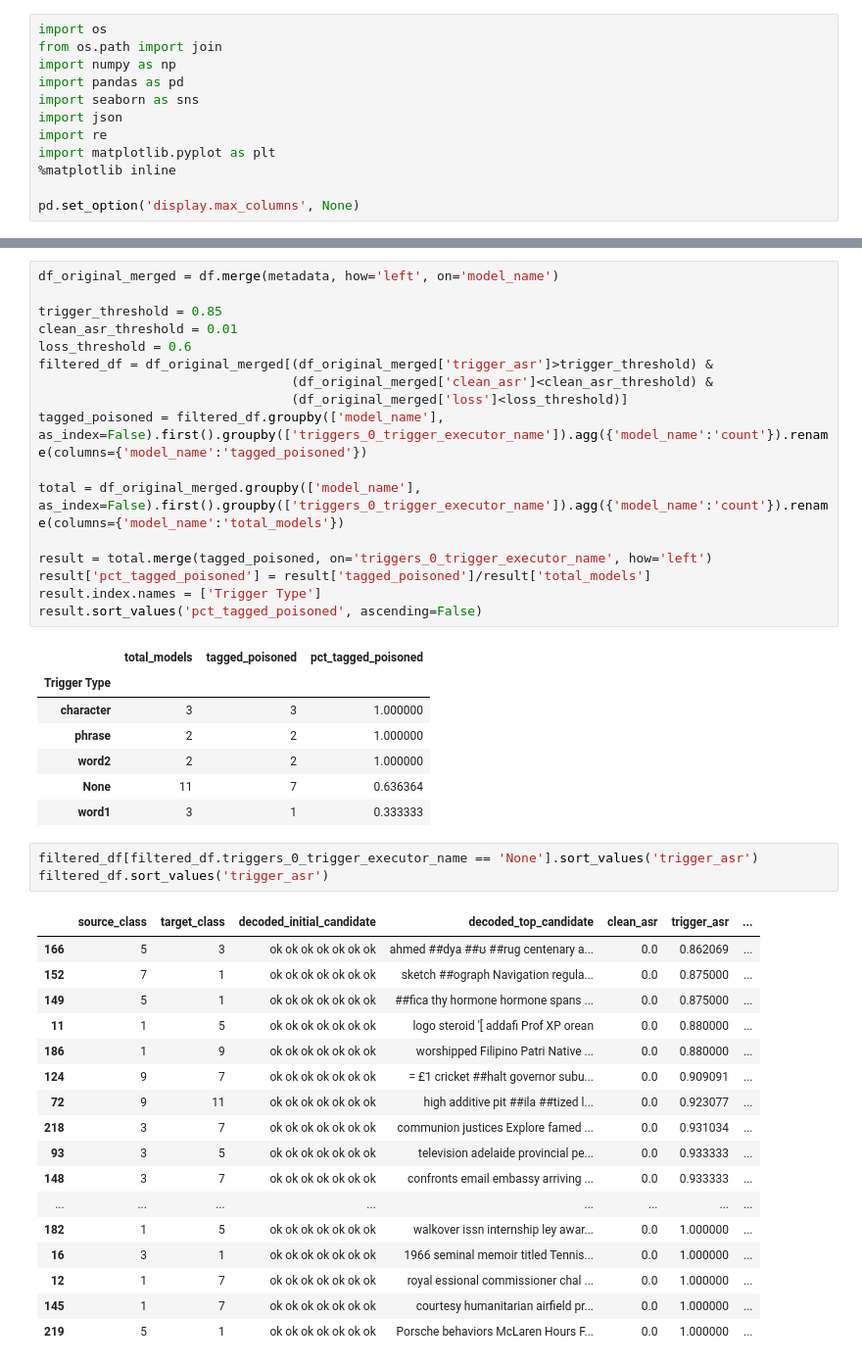
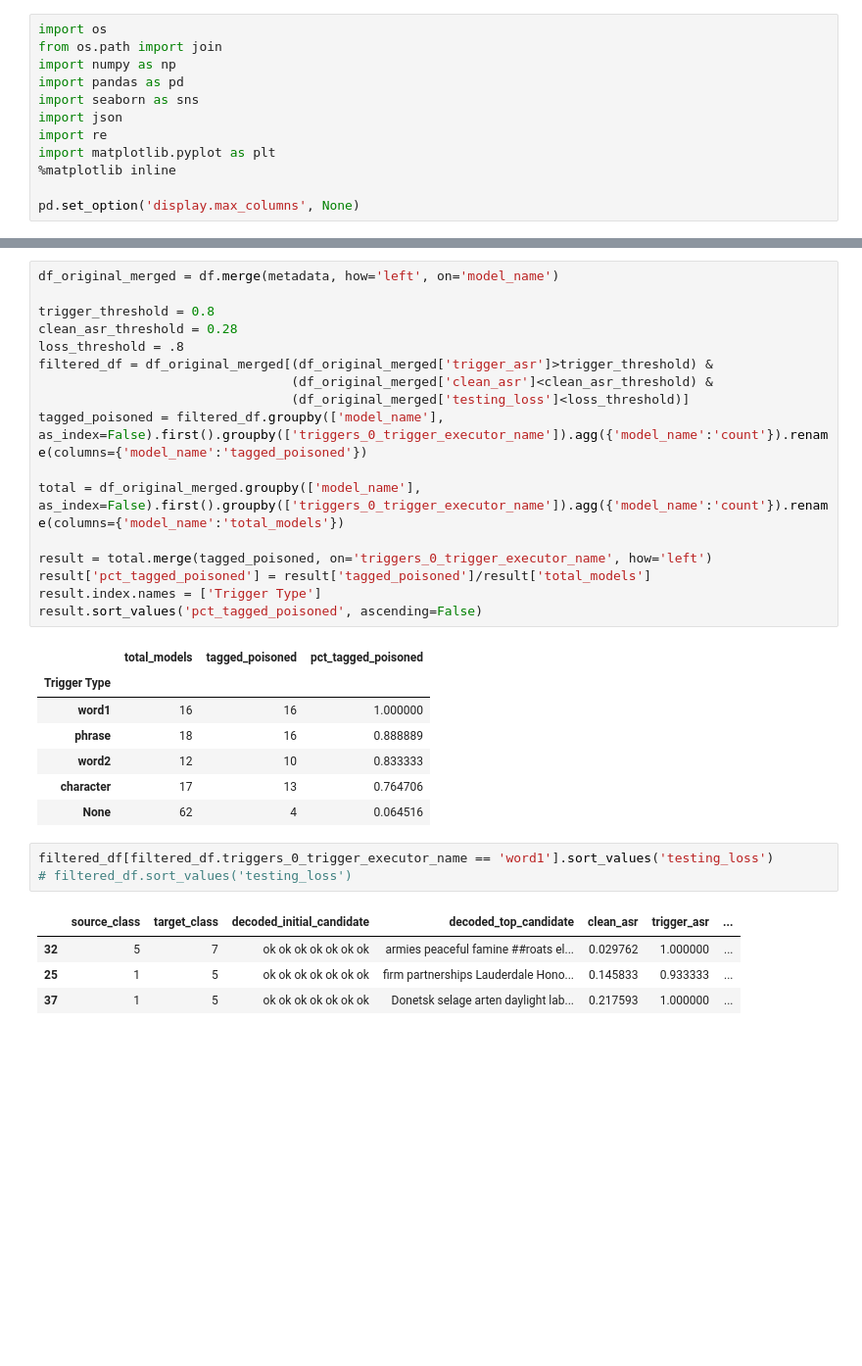
Before and after one commit to utrerf/TrojAI, a Jupyter notebook: NLP/round7/results_plots.ipynb, the cells around one changed output, grey strips where cells are left out. Shown: that part at 98% size. Drawn from its saved outputs; the diff is of its cells as text; blank space fills up the shorter version.

```diff
--- a/NLP/round7/results_plots.ipynb
+++ b/NLP/round7/results_plots.ipynb
@@ -117,12 +137,12 @@ plt.savefig('trigger_inversion_two_tokens.jpg', dpi=2000)
 # %%
 df_original_merged = df.merge(metadata, how='left', on='model_name')
 
-trigger_threshold = 0.85
-clean_asr_threshold = 0.01
-loss_threshold = 0.6
+trigger_threshold = 0.8
+clean_asr_threshold = 0.28
+loss_threshold = .8
 filtered_df = df_original_merged[(df_original_merged['trigger_asr']>trigger_threshold) &
                                  (df_original_merged['clean_asr']<clean_asr_threshold) &
-                                 (df_original_merged['loss']<loss_threshold)]
+                                 (df_original_merged['testing_loss']<loss_threshold)]
 tagged_poisoned = filtered_df.groupby(['model_name'], as_index=False).first().groupby(['triggers_0_trigger_executor_name']).agg({'model_name':'count'}).rename(columns={'model_name':'tagged_poisoned'})
 
 total = df_original_merged.groupby(['model_name'], as_index=False).first().groupby(['triggers_0_trigger_executor_name']).agg({'model_name':'count'}).rename(columns={'model_name':'total_models'})
@@ -134,29 +154,16 @@ result.sort_values('pct_tagged_poisoned', ascending=False)
 # %% [output]
 |  | total_models | tagged_poisoned | pct_tagged_poisoned |
 | Trigger Type |  |  |  |
-| character | 3 | 3 | 1.000000 |
-| phrase | 2 | 2 | 1.000000 |
-| word2 | 2 | 2 | 1.000000 |
-| None | 11 | 7 | 0.636364 |
-| word1 | 3 | 1 | 0.333333 |
+| word1 | 16 | 16 | 1.000000 |
+| phrase | 18 | 16 | 0.888889 |
+| word2 | 12 | 10 | 0.833333 |
+| character | 17 | 13 | 0.764706 |
+| None | 62 | 4 | 0.064516 |
 # %%
-filtered_df[filtered_df.triggers_0_trigger_executor_name == 'None'].sort_values('trigger_asr')
-filtered_df.sort_values('trigger_asr')
+filtered_df[filtered_df.triggers_0_trigger_executor_name == 'word1'].sort_values('testing_loss')
+# filtered_df.sort_values('testing_loss')
 # %% [output]
 |  | source_class | target_class | decoded_initial_candidate | decoded_top_candidate | clean_asr | trigger_asr | ... |
-| 166 | 5 | 3 | ok ok ok ok ok ok ok | ahmed ##dya ##ʊ ##rug centenary a... | 0.0 | 0.862069 | ... |
-| 152 | 7 | 1 | ok ok ok ok ok ok ok | sketch ##ograph Navigation regula... | 0.0 | 0.875000 | ... |
-| 149 | 5 | 1 | ok ok ok ok ok ok ok | ##fica thy hormone hormone spans ... | 0.0 | 0.875000 | ... |
-| 11 | 1 | 5 | ok ok ok ok ok ok ok | logo steroid '[ addafi Prof XP orean | 0.0 | 0.880000 | ... |
-| 186 | 1 | 9 | ok ok ok ok ok ok ok | worshipped Filipino Patri Native ... | 0.0 | 0.880000 | ... |
-| 124 | 9 | 7 | ok ok ok ok ok ok ok | = £1 cricket ##halt governor subu... | 0.0 | 0.909091 | ... |
-| 72 | 9 | 11 | ok ok ok ok ok ok ok | high additive pit ##ila ##tized l... | 0.0 | 0.923077 | ... |
-| 218 | 3 | 7 | ok ok ok ok ok ok ok | communion justices Explore famed ... | 0.0 | 0.931034 | ... |
-| 93 | 3 | 5 | ok ok ok ok ok ok ok | television adelaide provincial pe... | 0.0 | 0.933333 | ... |
-| 148 | 3 | 7 | ok ok ok ok ok ok ok | confronts email embassy arriving ... | 0.0 | 0.933333 | ... |
-| ... | ... | ... | ... | ... | ... | ... | ... |
-| 182 | 1 | 5 | ok ok ok ok ok ok ok | walkover issn internship ley awar... | 0.0 | 1.000000 | ... |
-| 16 | 3 | 1 | ok ok ok ok ok ok ok | 1966 seminal memoir titled Tennis... | 0.0 | 1.000000 | ... |
-| 12 | 1 | 7 | ok ok ok ok ok ok ok | royal essional commissioner chal ... | 0.0 | 1.000000 | ... |
-| 145 | 1 | 7 | ok ok ok ok ok ok ok | courtesy humanitarian airfield pr... | 0.0 | 1.000000 | ... |
-| 219 | 5 | 1 | ok ok ok ok ok ok ok | Porsche behaviors McLaren Hours F... | 0.0 | 1.000000 | ... |
+| 32 | 5 | 7 | ok ok ok ok ok ok ok | armies peaceful famine ##roats el... | 0.029762 | 1.000000 | ... |
+| 25 | 1 | 5 | ok ok ok ok ok ok ok | firm partnerships Lauderdale Hono... | 0.145833 | 0.933333 | ... |
+| 37 | 1 | 5 | ok ok ok ok ok ok ok | Donetsk selage arten daylight lab... | 0.217593 | 1.000000 | ... |
```
Also changed, not shown: parts of 6 cells of this notebook, 3 other files.
